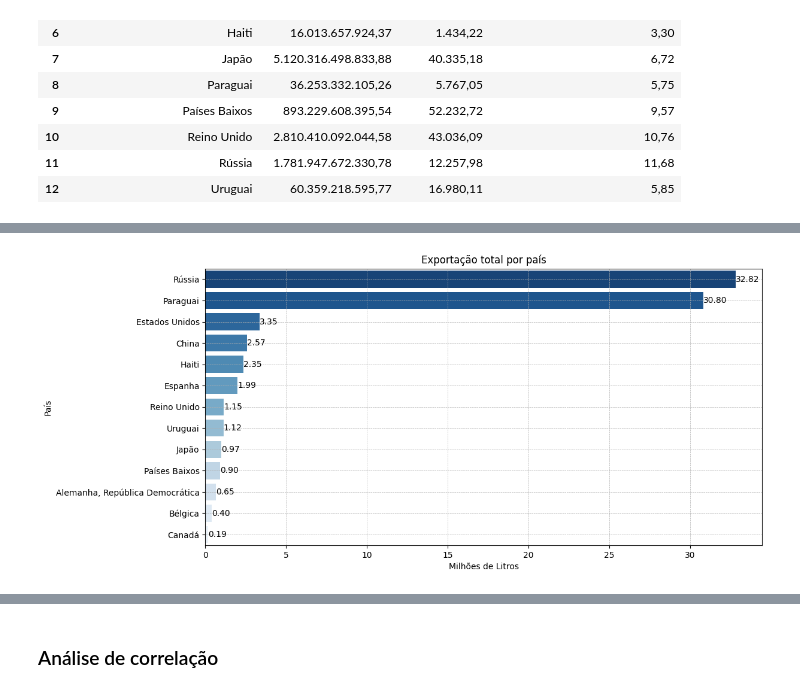
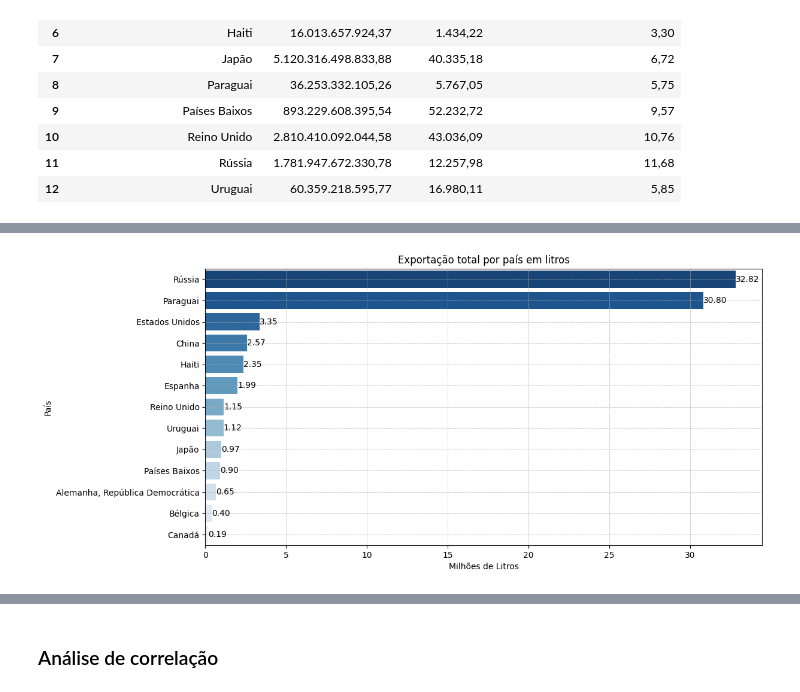
Before and after one commit to edupmon/fiap, a Jupyter notebook: pos-tech/data-analytics/fase-1/04-tech-challenge/fase-1-tech-challenge-data-analytics.ipynb, the cells around one changed output, grey strips where cells are left out. Saved outputs shown, nothing was run; the diff lists cells and outputs as text; code cells hidden in the pictures.

```diff
--- a/pos-tech/data-analytics/fase-1/04-tech-challenge/fase-1-tech-challenge-data-analytics.ipynb
+++ b/pos-tech/data-analytics/fase-1/04-tech-challenge/fase-1-tech-challenge-data-analytics.ipynb
@@ -531,0 +574,23 @@ Não foram identificadas as razões para o pico de exportações para Rússia em
+# %%
+# Exportação total por país em US$
+exp_tot_pais_usd = exp_total_pais[['pais', 'vlr_usd']].copy()
+exp_tot_pais_usd['vlr_usd'] = exp_tot_pais_usd['vlr_usd']/1_000_000
+exp_tot_pais_usd.sort_values('vlr_usd', ascending=False, inplace=True)
+
+plt.figure(figsize=(12, 6))
+
+palette = sns.color_palette('Blues', n_colors=13)
+palette.reverse()
+
+ax = sns.barplot(data=exp_tot_pais_usd, y='pais', x='vlr_usd',
+                 palette=palette, hue='pais', legend=False)
+
+# Adicionando os valores nas barras
+for container in ax.containers:
+    ax.bar_label(container, fmt='%.2f', label_type='edge')
+
+plt.title('Exportação total por país em US$')
+plt.xlabel('Milhões de US$')
+plt.ylabel('País')
+plt.grid(True, which='both', linestyle='--', linewidth=0.5)
+plt.show()
@@ -532,25 +599,25 @@ Não foram identificadas as razões para o pico de exportações para Rússia em
 # %%
-# Exportação total por país
-exp_tot_pais_data = exp_total_pais[['pais', 'qtd_litros']].copy()
-exp_tot_pais_data['qtd_litros'] = exp_tot_pais_data['qtd_litros']/1_000_000
-exp_tot_pais_data.sort_values('qtd_litros', ascending=False, inplace=True)
+# Exportação total por país em litros
+exp_tot_pais_litros = exp_total_pais[['pais', 'qtd_litros']].copy()
+exp_tot_pais_litros['qtd_litros'] = exp_tot_pais_litros['qtd_litros']/1_000_000
+exp_tot_pais_litros.sort_values('qtd_litros', ascending=False, inplace=True)
 
 plt.figure(figsize=(12, 6))
 
 palette = sns.color_palette('Blues', n_colors=13)
 palette.reverse()
 
-ax = sns.barplot(data=exp_tot_pais_data, y='pais', x='qtd_litros',
+ax = sns.barplot(data=exp_tot_pais_litros, y='pais', x='qtd_litros',
                  palette=palette, hue='pais', legend=False)
 
 # Adicionando os valores nas barras
 for container in ax.containers:
     ax.bar_label(container, fmt='%.2f', label_type='edge')
 
-plt.title('Exportação total por país')
+plt.title('Exportação total por país em litros')
 plt.xlabel('Milhões de Litros')
 plt.ylabel('País')
 plt.grid(True, which='both', linestyle='--', linewidth=0.5)
 plt.show()
 # %% [output]
-[figure, old version]
+[figure, new version]
```
Also changed, not shown: parts of 25 cells of this notebook, 1 other file.
